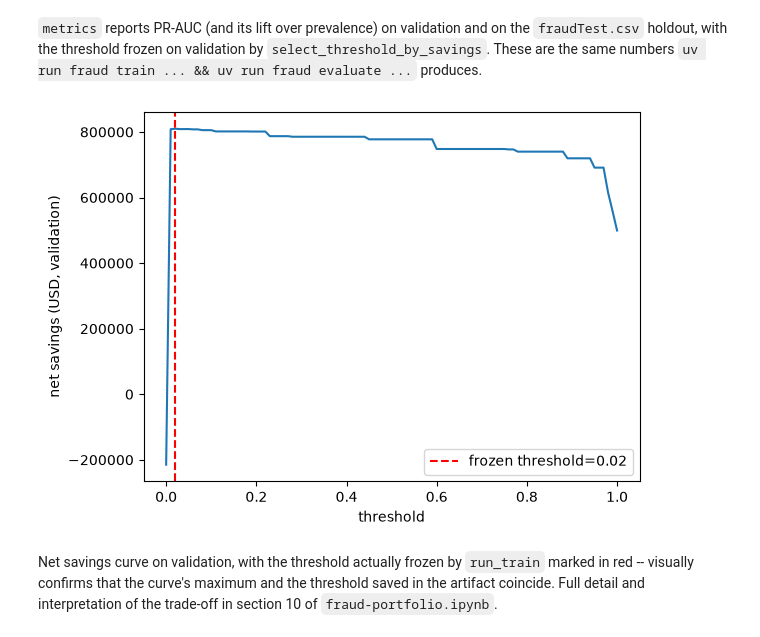
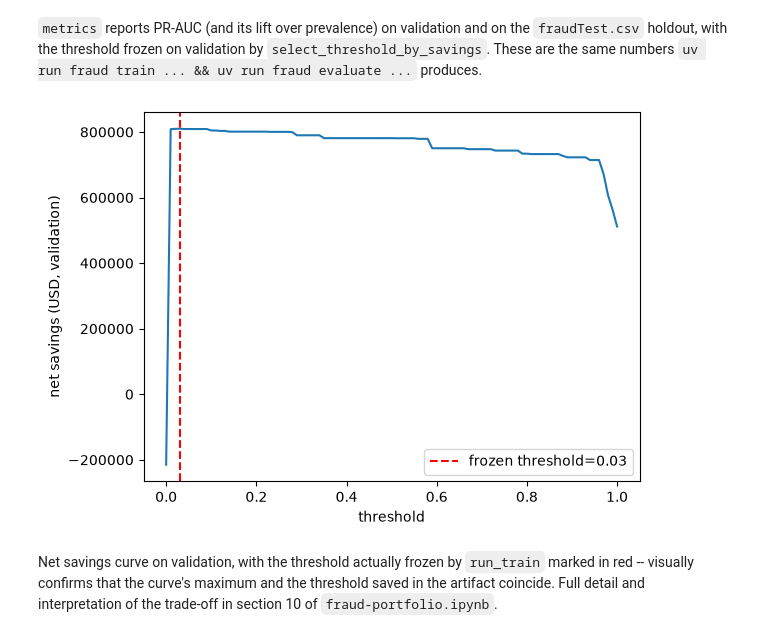
Before and after one commit to datakrdo/credit-card-fraud-detection, a Jupyter notebook: notebooks/03_modeling.ipynb, the cells around one changed output. Drawn from its saved outputs; the diff is of its cells as text; code cells hidden in the pictures.

```diff
--- a/notebooks/03_modeling.ipynb
+++ b/notebooks/03_modeling.ipynb
@@ -55,19 +55,19 @@ This warning will only be shown once.
 && uv run fraud evaluate ...` produces.
 # %%
 data_split = make_split(PROJECT_ROOT / "data/raw/fraudTrain.csv", PROJECT_ROOT / "data/raw/fraudTest.csv")
-valid_feat = build_features(data_split.valid)
-valid_proba = model.predict_proba(data_split.valid)
+valid_feat = build_features(data_split.valid, history=data_split.train)
+valid_proba = model.predict_proba(data_split.valid, history=data_split.train)
 sweep = threshold_sweep(valid_feat["is_fraud"], valid_proba, valid_feat["amt"])
 
 fig, ax = plt.subplots()
 ax.plot(sweep["threshold"], sweep["net_savings_usd"])
 ax.axvline(model.threshold, color="red", linestyle="--", label=f"frozen threshold={model.threshold:.2f}")
 ax.set_xlabel("threshold")
 ax.set_ylabel("net savings (USD, validation)")
 ax.legend()
 plt.show()
 # %% [output]
-[figure, old version]
+[figure, new version]
 # %% [markdown]
 Net savings curve on validation, with the threshold actually frozen by `run_train`
 marked in red -- visually confirms that the curve's maximum and the threshold saved
```
Also changed, not shown: parts of 1 cell of this notebook, 44 other files.
